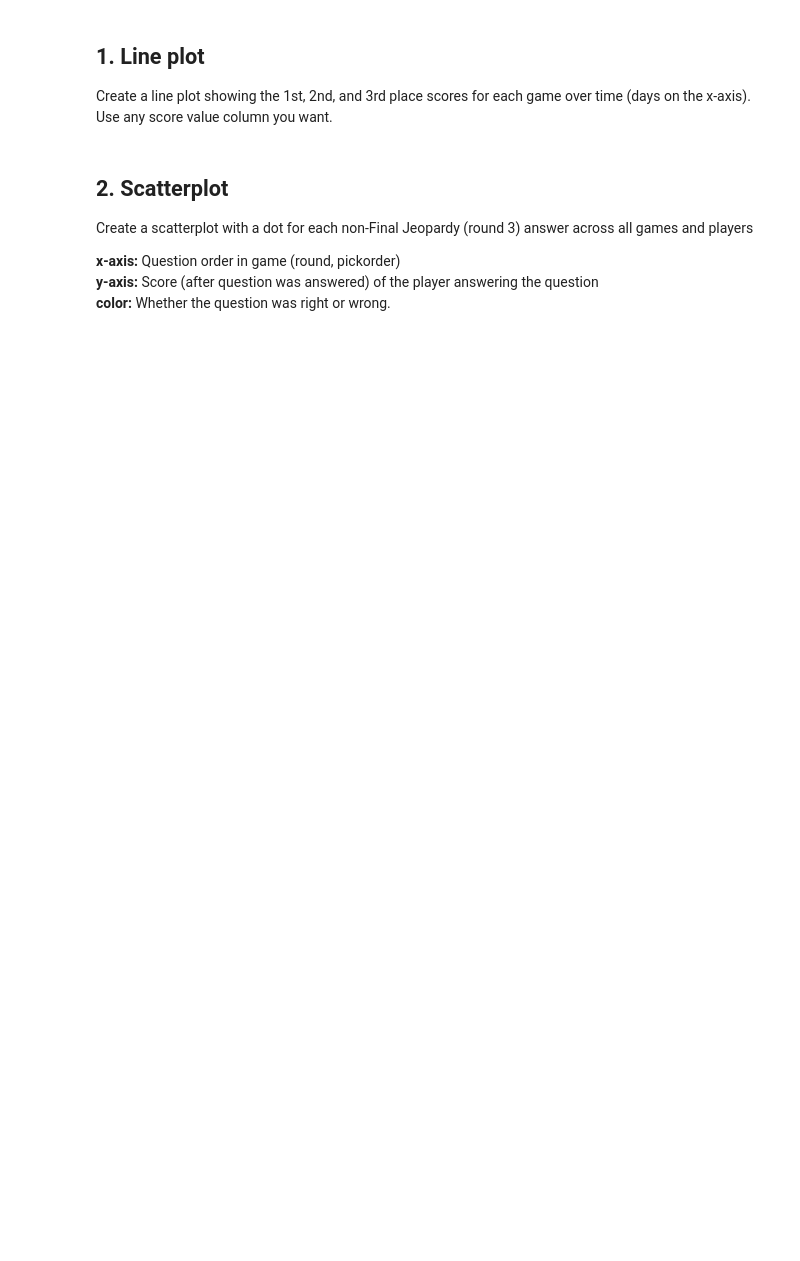
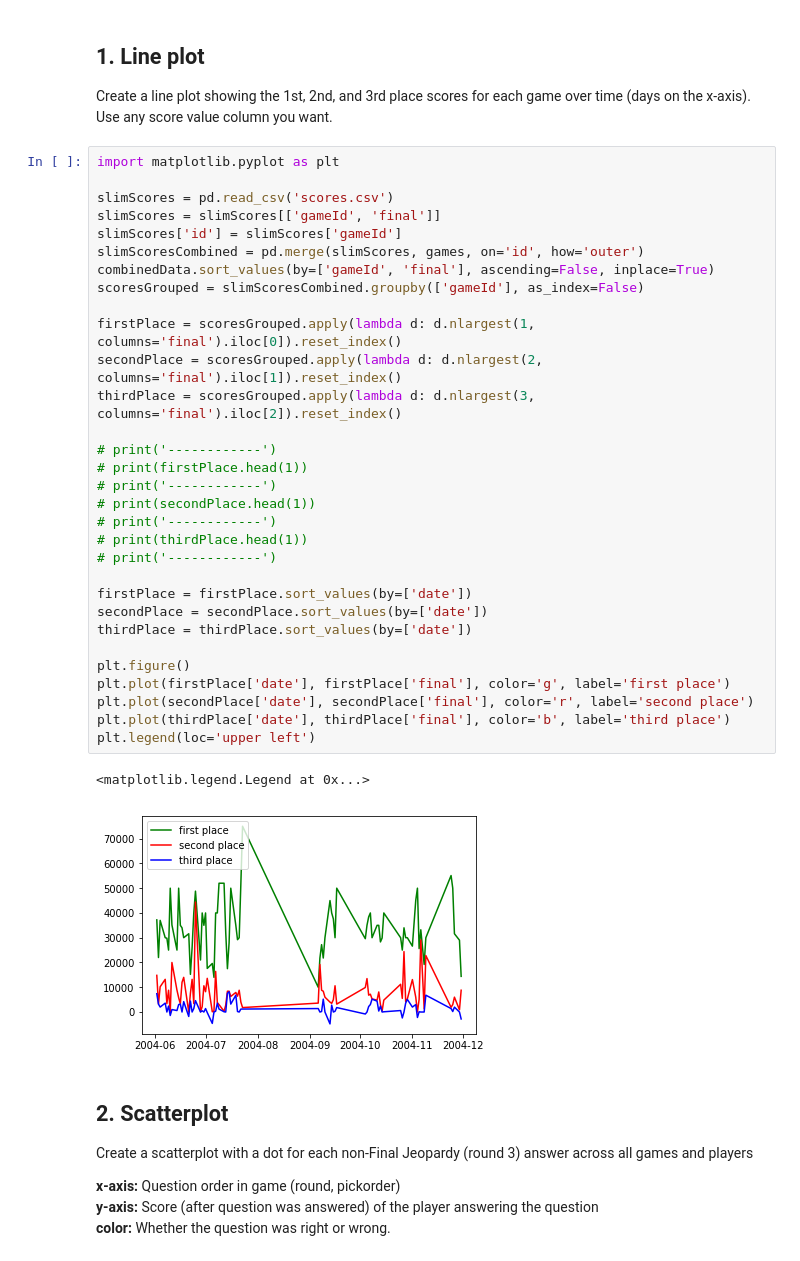
Before and after one commit to jobelenus/python-data-analysis-crash-course, a Jupyter notebook: 09-Visualizations/visualizations.ipynb, the cells around one changed output. Saved outputs shown, nothing was run; the diff lists cells and outputs as text; blank space fills up the shorter version.

```diff
--- a/09-Visualizations/visualizations.ipynb
+++ b/09-Visualizations/visualizations.ipynb
@@ -113,6 +144,40 @@ answers_with_scores.head()
 ## 1. Line plot
 
 Create a line plot showing the 1st, 2nd, and 3rd place scores for each game over time (days on the x-axis). Use any score value column you want.
+# %%
+import matplotlib.pyplot as plt
+
+slimScores = pd.read_csv('scores.csv')
+slimScores = slimScores[['gameId', 'final']]
+slimScores['id'] = slimScores['gameId']
+slimScoresCombined = pd.merge(slimScores, games, on='id', how='outer')
+combinedData.sort_values(by=['gameId', 'final'], ascending=False, inplace=True)
+scoresGrouped = slimScoresCombined.groupby(['gameId'], as_index=False)
+
+firstPlace = scoresGrouped.apply(lambda d: d.nlargest(1, columns='final').iloc[0]).reset_index()
+secondPlace = scoresGrouped.apply(lambda d: d.nlargest(2, columns='final').iloc[1]).reset_index()
+thirdPlace = scoresGrouped.apply(lambda d: d.nlargest(3, columns='final').iloc[2]).reset_index()
+
+# print('------------')
+# print(firstPlace.head(1))
+# print('------------')
+# print(secondPlace.head(1))
+# print('------------')
+# print(thirdPlace.head(1))
+# print('------------')
+
+firstPlace = firstPlace.sort_values(by=['date'])
+secondPlace = secondPlace.sort_values(by=['date'])
+thirdPlace = thirdPlace.sort_values(by=['date'])
+
+plt.figure()
+plt.plot(firstPlace['date'], firstPlace['final'], color='g', label='first place')
+plt.plot(secondPlace['date'], secondPlace['final'], color='r', label='second place')
+plt.plot(thirdPlace['date'], thirdPlace['final'], color='b', label='third place')
+plt.legend(loc='upper left')
+# %% [output]
+<matplotlib.legend.Legend at 0x...>
+[figure, added]
 # %% [markdown]
 ## 2. Scatterplot
 
```
Also changed, not shown: parts of 11 cells of this notebook.
